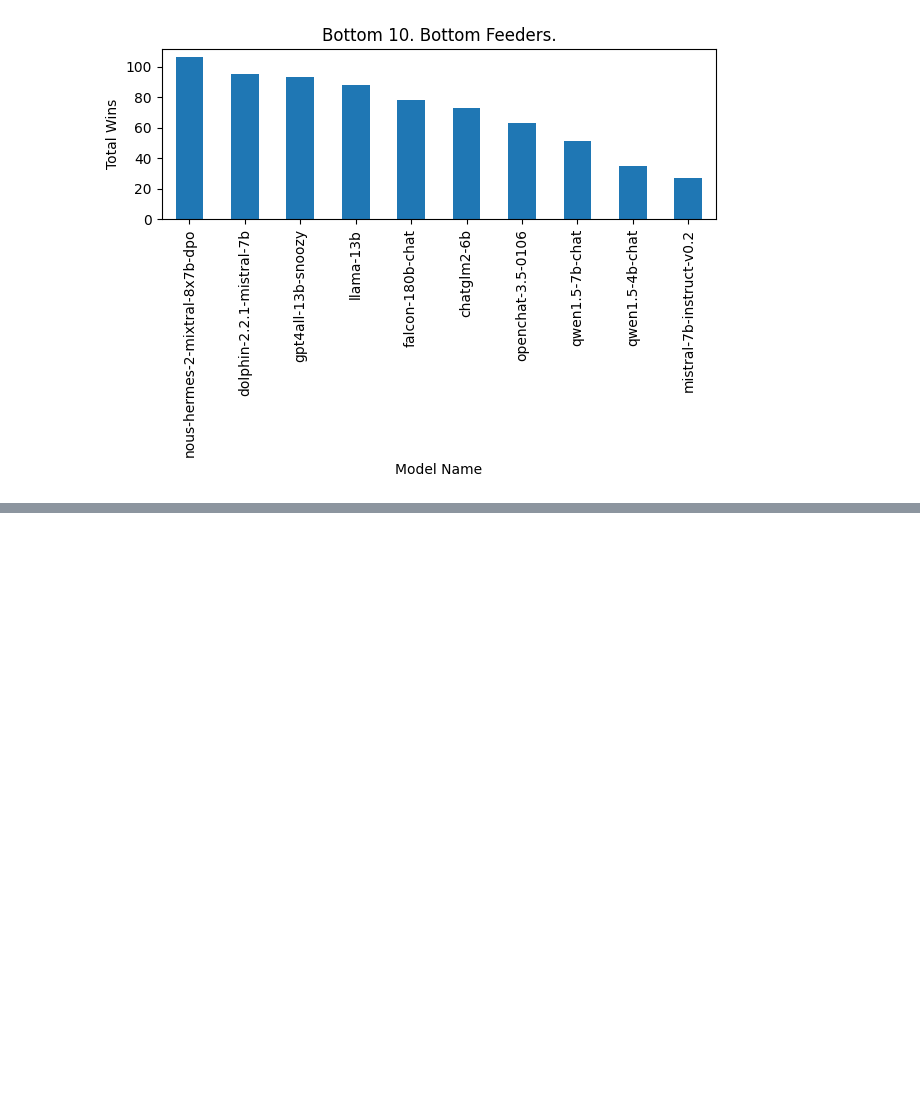
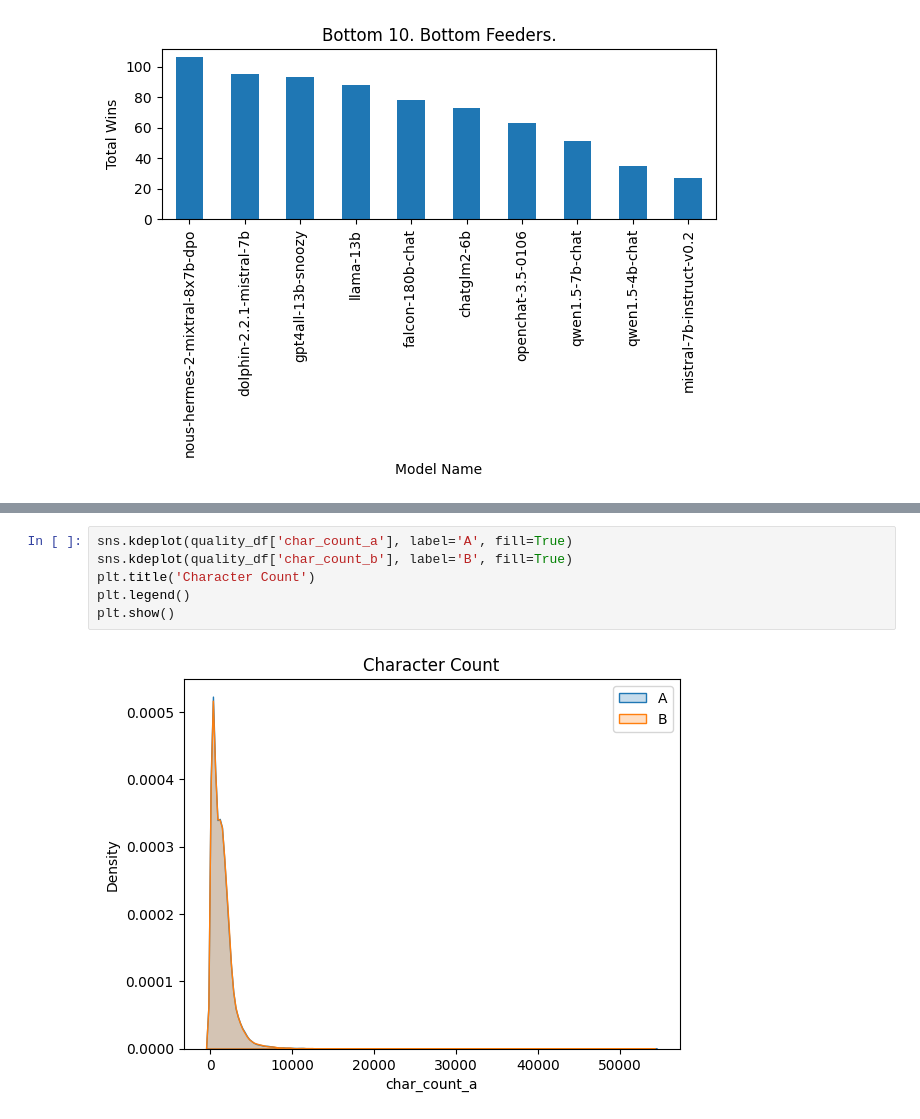
Before and after one commit to carrliitos/kaggle-LLM_Classification_Fine_Tuning, a Jupyter notebook: notebooks/00-EDA-v01.ipynb, the cells around one changed output, grey strips where cells are left out. Drawn from its saved outputs; the diff is of its cells as text; blank space fills up the shorter version.

```diff
--- a/notebooks/00-EDA-v01.ipynb
+++ b/notebooks/00-EDA-v01.ipynb
@@ -190,0 +315,8 @@ plt.show()
+# %%
+sns.kdeplot(quality_df['char_count_a'], label='A', fill=True)
+sns.kdeplot(quality_df['char_count_b'], label='B', fill=True)
+plt.title('Character Count')
+plt.legend()
+plt.show()
+# %% [output]
+[figure, added]
```
Also changed, not shown: parts of 20 cells of this notebook.
